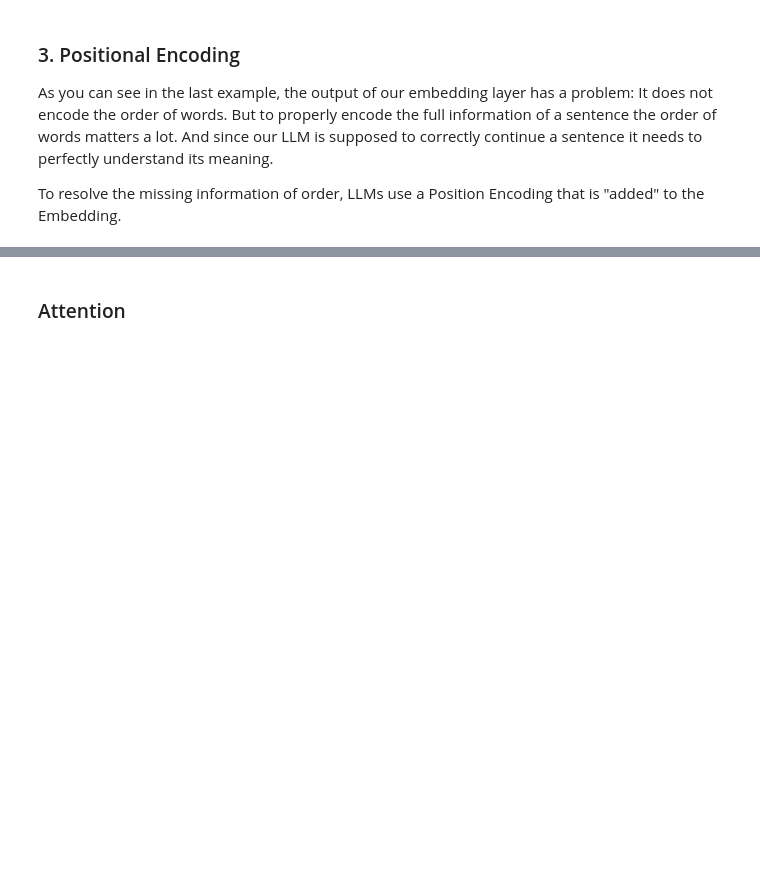
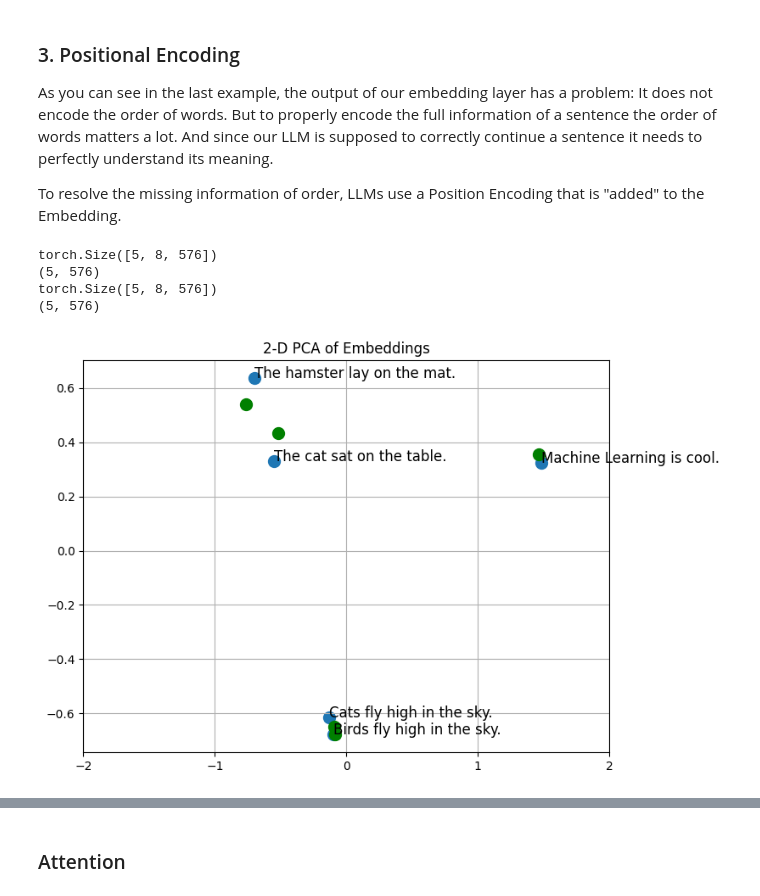
Before and after one commit to chris-hoertnagl/AI-Dojo, a Jupyter notebook: LLM/language_model_basics/nlp.ipynb, the cells around one changed output, grey strips where cells are left out. Cells and saved outputs as stored; diff of their text form; code cells hidden in the pictures; blank space fills up the shorter version.

```diff
--- a/LLM/language_model_basics/nlp.ipynb
+++ b/LLM/language_model_basics/nlp.ipynb
@@ -281,4 +282,12 @@ def add_positional_encoding(embeddings):
         return angles
 
     return embeddings * positional_encoding(embeddings.shape[0], embeddings.shape[1])
+# %%
+plot_embeddings(sentences, create_embeddings(sentences), create_embeddings(shuffled_sentences))
+# %% [output]
+torch.Size([5, 8, 576])
+(5, 576)
+torch.Size([5, 8, 576])
+(5, 576)
+[figure, added]
 # %%
```
Also changed, not shown: parts of 4 cells of this notebook.
